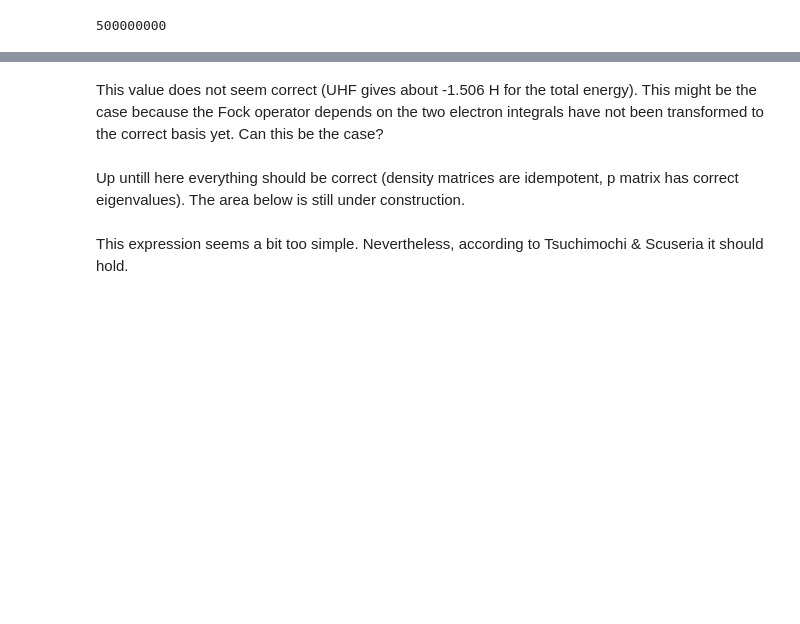
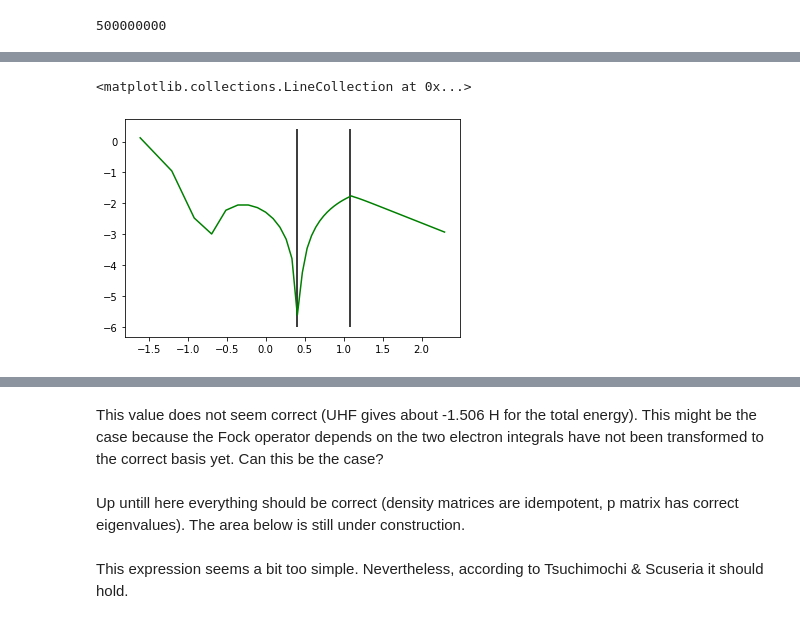
Before and after one commit to ruvdrsti/Bachelor_project, a Jupyter notebook: Recovery_notebook.ipynb, the cells around one changed output, grey strips where cells are left out. Cells and saved outputs as stored; diff of their text form; code cells hidden in the pictures; blank space fills up the shorter version.

```diff
--- a/Recovery_notebook.ipynb
+++ b/Recovery_notebook.ipynb
@@ -256,0 +213,7 @@ q
+# %%
+plt.plot(np.log(distances), loglist, color='green')
+plt.vlines(np.log(2.9412), -6, 0.4, color="black")
+plt.vlines(np.log(1.4925), -6, 0.4, color="black")
+# %% [output]
+<matplotlib.collections.LineCollection at 0x...>
+[figure, added]
```
Also changed, not shown: parts of 13 cells of this notebook.
